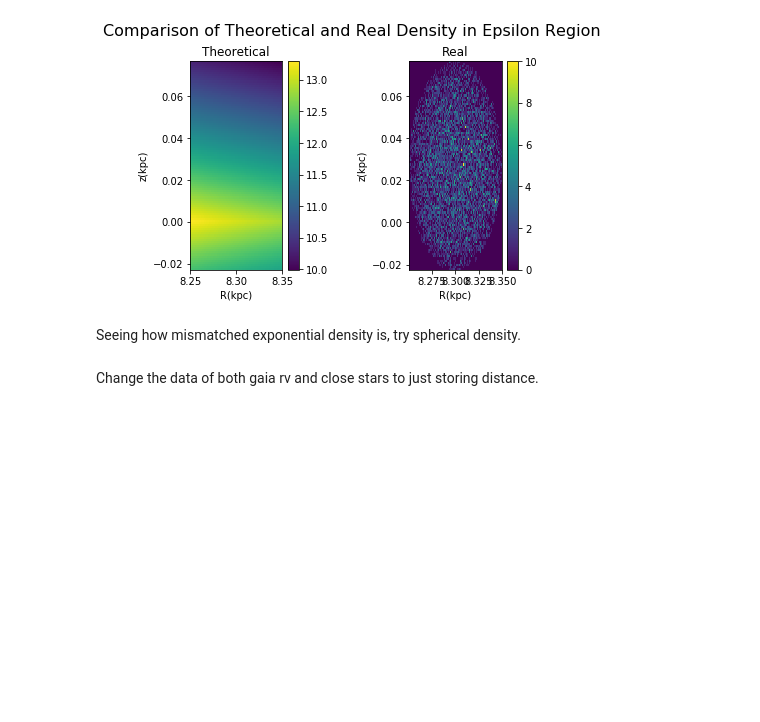
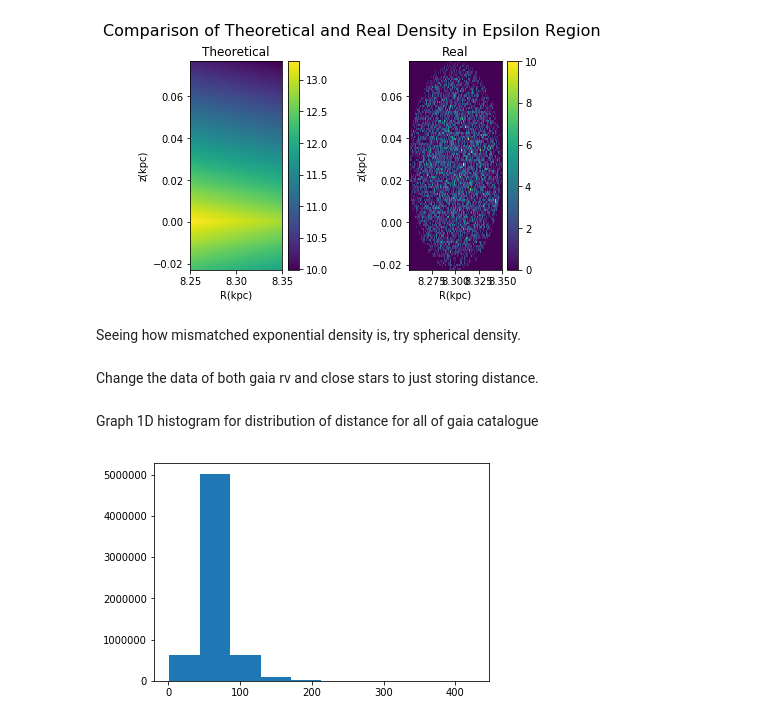
Before and after one commit to mwbub/Gaia-I3, a Jupyter notebook: Code/mock_data/sampling/selection function.ipynb, the cells around one changed output. Saved outputs shown, nothing was run; the diff lists cells and outputs as text; code cells hidden in the pictures; blank space fills up the shorter version.

Commit message:
fixed a bug with formula for distance, and plotted a 1d histogram for distance

```diff
--- a/Code/mock_data/sampling/selection function.ipynb
+++ b/Code/mock_data/sampling/selection function.ipynb
@@ -138,3 +140,9 @@ dist_close =
+# %% [markdown]
+Graph 1D histogram for distribution of distance for all of gaia catalogue
+# %%
+histogram_spherical = plt.hist(dist_coord)
+# %% [output]
+[figure, added]
 # %%
 def n_spherical(d, ns_0):
     return ns_0*4*(np.pi)*(d**2)
```
Also changed, not shown: parts of 2 cells of this notebook.
